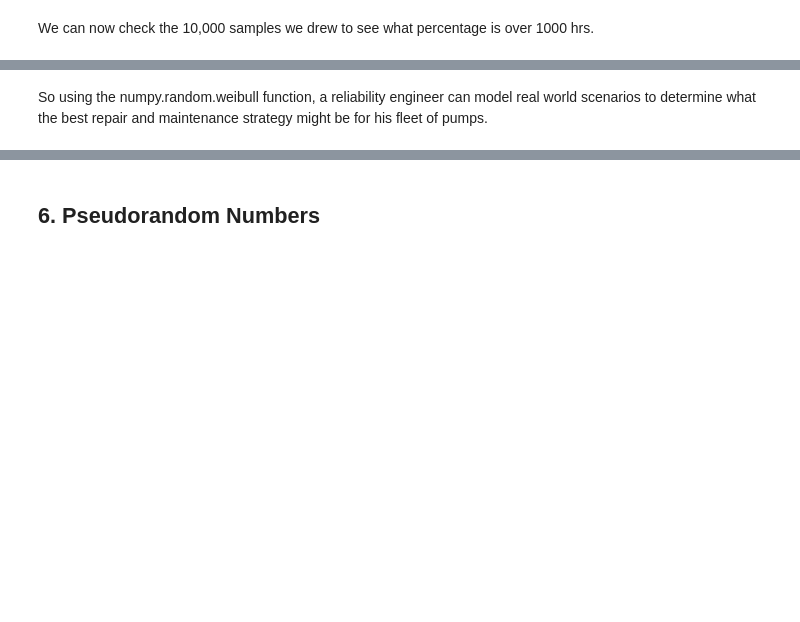
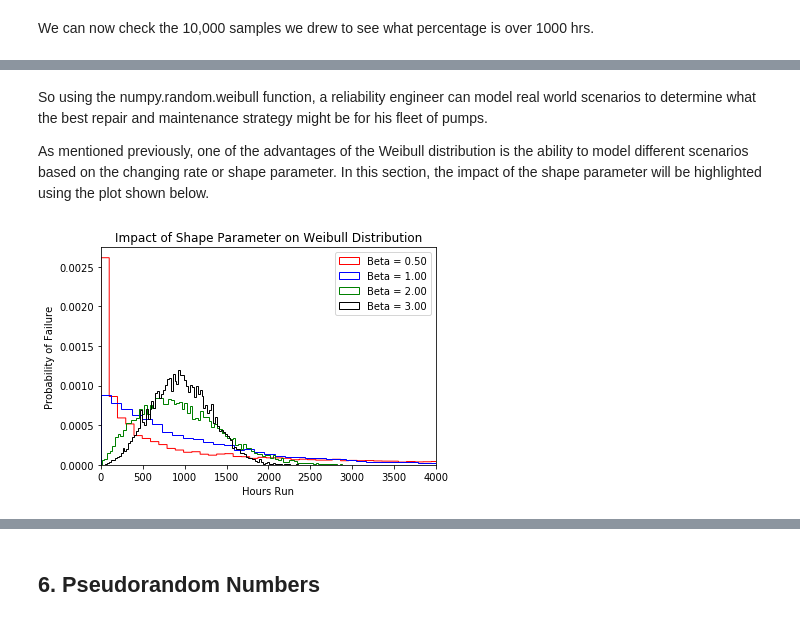
Before and after one commit to shkyler/gmit-pfda-exercises, a Jupyter notebook: numpyrandom.ipynb, the cells around one changed output, grey strips where cells are left out. Drawn from its saved outputs; the diff is of its cells as text; code cells hidden in the pictures; blank space fills up the shorter version.

Commit message:
finished weibull distribution

```diff
--- a/numpyrandom.ipynb
+++ b/numpyrandom.ipynb
@@ -759,2 +759,24 @@ The probability of a new pump lasting at least 1,000 hours 41.42%
 # %% [markdown]
 So using the numpy.random.weibull function, a reliability engineer can model real world scenarios to determine what the best repair and maintenance strategy might be for his fleet of pumps.
+
+As mentioned previously, one of the advantages of the Weibull distribution is the ability to model different scenarios based on the changing rate or shape parameter. In this section, the impact of the shape parameter will be highlighted using the plot shown below.
+# %%
+# Randomly select 4 different data sets using the numpy.random.weibull with differnt shape parameters
+beta_und_1 = [scale*np.random.weibull(0.50) for i in range(10000)]
+beta_equ_1 = [scale*np.random.weibull(1.00) for i in range(10000)]
+beta_over_1 = [scale*np.random.weibull(2.00) for i in range(10000)]
+beta_equ_3 = [scale*np.random.weibull(3.00) for i in range(10000)]
+
+# Plot a histogram of the drawn samples
+plt.hist(beta_und_1, color='red', density=True, bins=1000, histtype='step', label='Beta = 0.50')
+plt.hist(beta_equ_1, color='blue', density=True, bins=100, histtype='step', label='Beta = 1.00')
+plt.hist(beta_over_1, color='green', density=True, bins=100, histtype='step', label='Beta = 2.00')
+plt.hist(beta_equ_3, color='black', density=True, bins=100, histtype='step', label='Beta = 3.00')
+plt.title("Impact of Shape Parameter on Weibull Distribution")
+plt.xlim(0,4000)
+plt.legend()
+plt.xlabel("Hours Run")
+plt.ylabel("Probability of Failure")
+plt.show()
+# %% [output]
+[figure, added]
```
Also changed, not shown: parts of 34 cells of this notebook, 1 other file.
